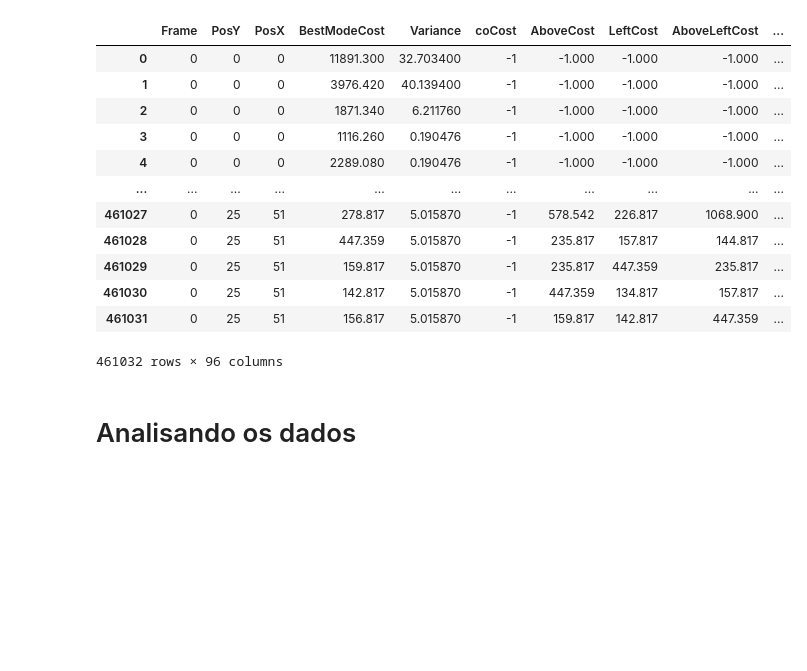
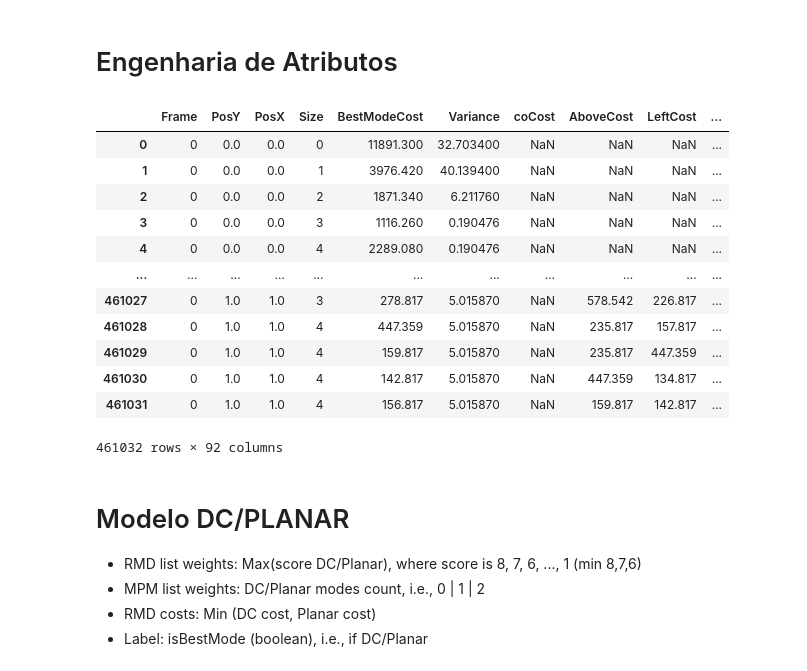
Before and after one commit to BernardoBeling/ML_Intra360, a Jupyter notebook: Intra360.ipynb, the cells around one changed output. Cells and saved outputs as stored; diff of their text form; code cells hidden in the pictures; blank space fills up the shorter version.

Commit message:
Change position features to relative and starting DC/Planar model

```diff
--- a/Intra360.ipynb
+++ b/Intra360.ipynb
@@ -6,6 +6,9 @@ import matplotlib.pyplot as plt
 from sklearn.preprocessing import LabelBinarizer
 
 full_data = pd.read_csv("Files/intraDataFile1F.csv", index_col=False)
+
+#Cleaning cells
+full_data = full_data.mask(full_data < 0, np.nan) #set -1 values to NaN
 full_data
 # %% [output]
 |  | Frame | PosY | PosX | Size | BestMode | BestModeCost | Variance | coCost | AboveCost | LeftCost | ... |
@@ -23,35 +26,45 @@ full_data
 461032 rows × 58 columns
+# %% [markdown]
+# Engenharia de Atributos
 # %%
-data = full_data[['BestMode', 'Size']] #extract categorical features
 mod_data = full_data
+
+#Changing Pos values
+
+mod_data[['PosY']] = (mod_data[['PosY']]/mod_data[['PosY']].max())
+mod_data[['PosX']] = (mod_data[['PosX']]/mod_data[['PosX']].max())
+
+#Extracting categorical features
+
+data = full_data[['BestMode']]
 
 for dta in data:
     cod = LabelBinarizer()
     cod.fit(data[dta])
 
     #generate header column list
     classes = cod.classes_.tolist()
     column_name = []
     for num in classes:
         column_name.append(dta + str(num))
 
     binarized = cod.transform(data[dta])
     onehot = pd.DataFrame(binarized, columns=list(column_name)) #create DF with binarized features headers
     mod_data = pd.concat([mod_data,onehot], axis=1).drop([dta], axis=1)
 
 mod_data
 # %% [output]
-|  | Frame | PosY | PosX | BestModeCost | Variance | coCost | AboveCost | LeftCost | AboveLeftCost | ... |
-| 0 | 0 | 0 | 0 | 11891.300 | 32.703400 | -1 | -1.000 | -1.000 | -1.000 | ... |
-| 1 | 0 | 0 | 0 | 3976.420 | 40.139400 | -1 | -1.000 | -1.000 | -1.000 | ... |
-| 2 | 0 | 0 | 0 | 1871.340 | 6.211760 | -1 | -1.000 | -1.000 | -1.000 | ... |
-| 3 | 0 | 0 | 0 | 1116.260 | 0.190476 | -1 | -1.000 | -1.000 | -1.000 | ... |
-| 4 | 0 | 0 | 0 | 2289.080 | 0.190476 | -1 | -1.000 | -1.000 | -1.000 | ... |
+|  | Frame | PosY | PosX | Size | BestModeCost | Variance | coCost | AboveCost | LeftCost | ... |
+| 0 | 0 | 0.0 | 0.0 | 0 | 11891.300 | 32.703400 | NaN | NaN | NaN | ... |
+| 1 | 0 | 0.0 | 0.0 | 1 | 3976.420 | 40.139400 | NaN | NaN | NaN | ... |
+| 2 | 0 | 0.0 | 0.0 | 2 | 1871.340 | 6.211760 | NaN | NaN | NaN | ... |
+| 3 | 0 | 0.0 | 0.0 | 3 | 1116.260 | 0.190476 | NaN | NaN | NaN | ... |
+| 4 | 0 | 0.0 | 0.0 | 4 | 2289.080 | 0.190476 | NaN | NaN | NaN | ... |
 | ... | ... | ... | ... | ... | ... | ... | ... | ... | ... | ... |
-| 461027 | 0 | 25 | 51 | 278.817 | 5.015870 | -1 | 578.542 | 226.817 | 1068.900 | ... |
-| 461028 | 0 | 25 | 51 | 447.359 | 5.015870 | -1 | 235.817 | 157.817 | 144.817 | ... |
-| 461029 | 0 | 25 | 51 | 159.817 | 5.015870 | -1 | 235.817 | 447.359 | 235.817 | ... |
-| 461030 | 0 | 25 | 51 | 142.817 | 5.015870 | -1 | 447.359 | 134.817 | 157.817 | ... |
-| 461031 | 0 | 25 | 51 | 156.817 | 5.015870 | -1 | 159.817 | 142.817 | 447.359 | ... |
+| 461027 | 0 | 1.0 | 1.0 | 3 | 278.817 | 5.015870 | NaN | 578.542 | 226.817 | ... |
+| 461028 | 0 | 1.0 | 1.0 | 4 | 447.359 | 5.015870 | NaN | 235.817 | 157.817 | ... |
+| 461029 | 0 | 1.0 | 1.0 | 4 | 159.817 | 5.015870 | NaN | 235.817 | 447.359 | ... |
+| 461030 | 0 | 1.0 | 1.0 | 4 | 142.817 | 5.015870 | NaN | 447.359 | 134.817 | ... |
+| 461031 | 0 | 1.0 | 1.0 | 4 | 156.817 | 5.015870 | NaN | 159.817 | 142.817 | ... |
-461032 rows × 96 columns
+461032 rows × 92 columns
 # %%
@@ -60,4 +71,9 @@ mod_data = mod_data.mask(mod_data < 0, np.nan) #set -1 values to NaN
 mod_data.to_csv("Files/modIntraData.csv")
 # %% [markdown]
-# Analisando os dados
+# Modelo DC/PLANAR
+
+- RMD list weights: Max(score DC/Planar), where score is 8, 7, 6, ..., 1  (min 8,7,6)
+- MPM list weights: DC/Planar modes count, i.e., 0 | 1 | 2
+- RMD costs: Min (DC cost, Planar cost)
+- Label: isBestMode (boolean), i.e., if DC/Planar
 # %%
```
Also changed, not shown: parts of 4 cells of this notebook.
